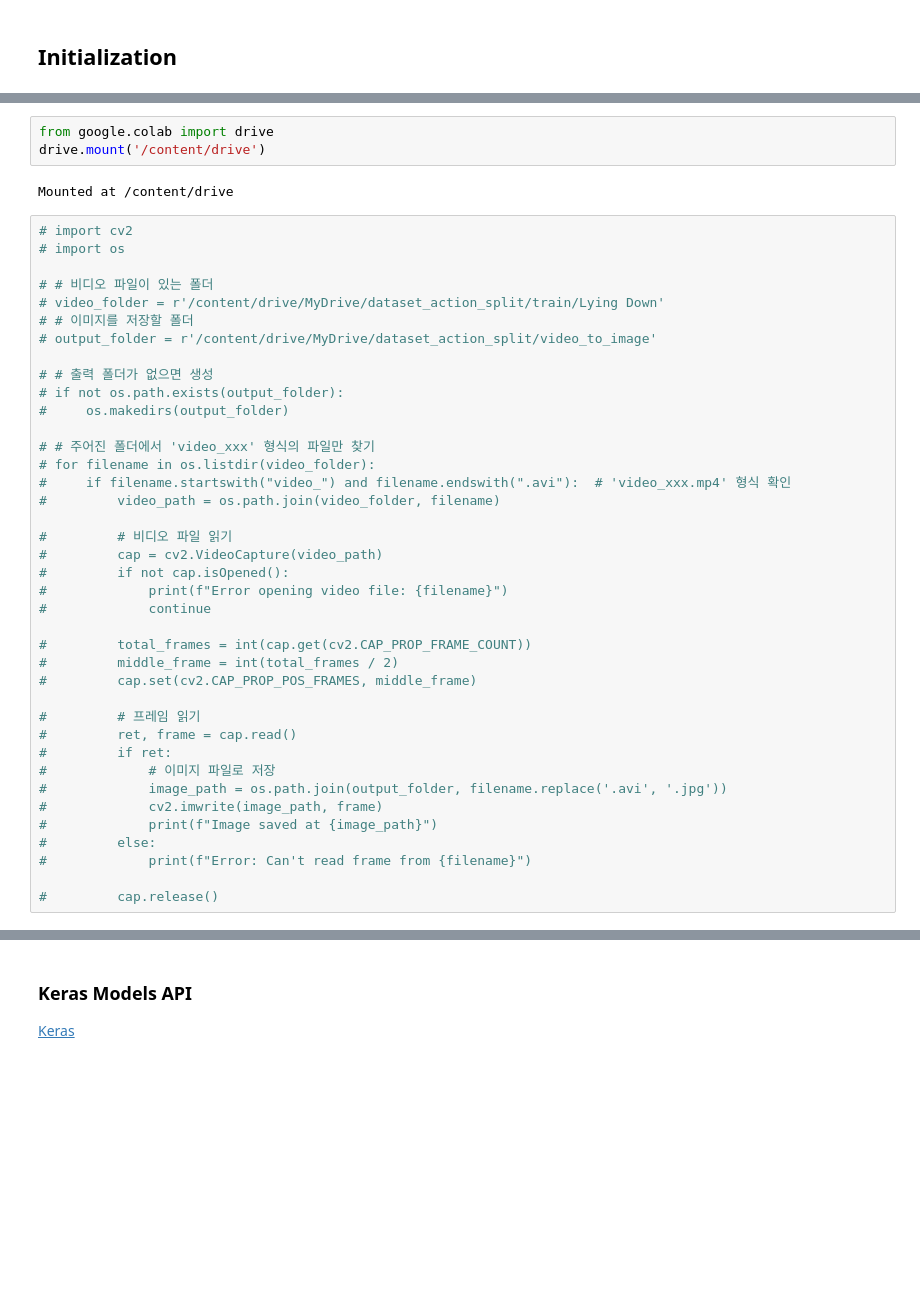
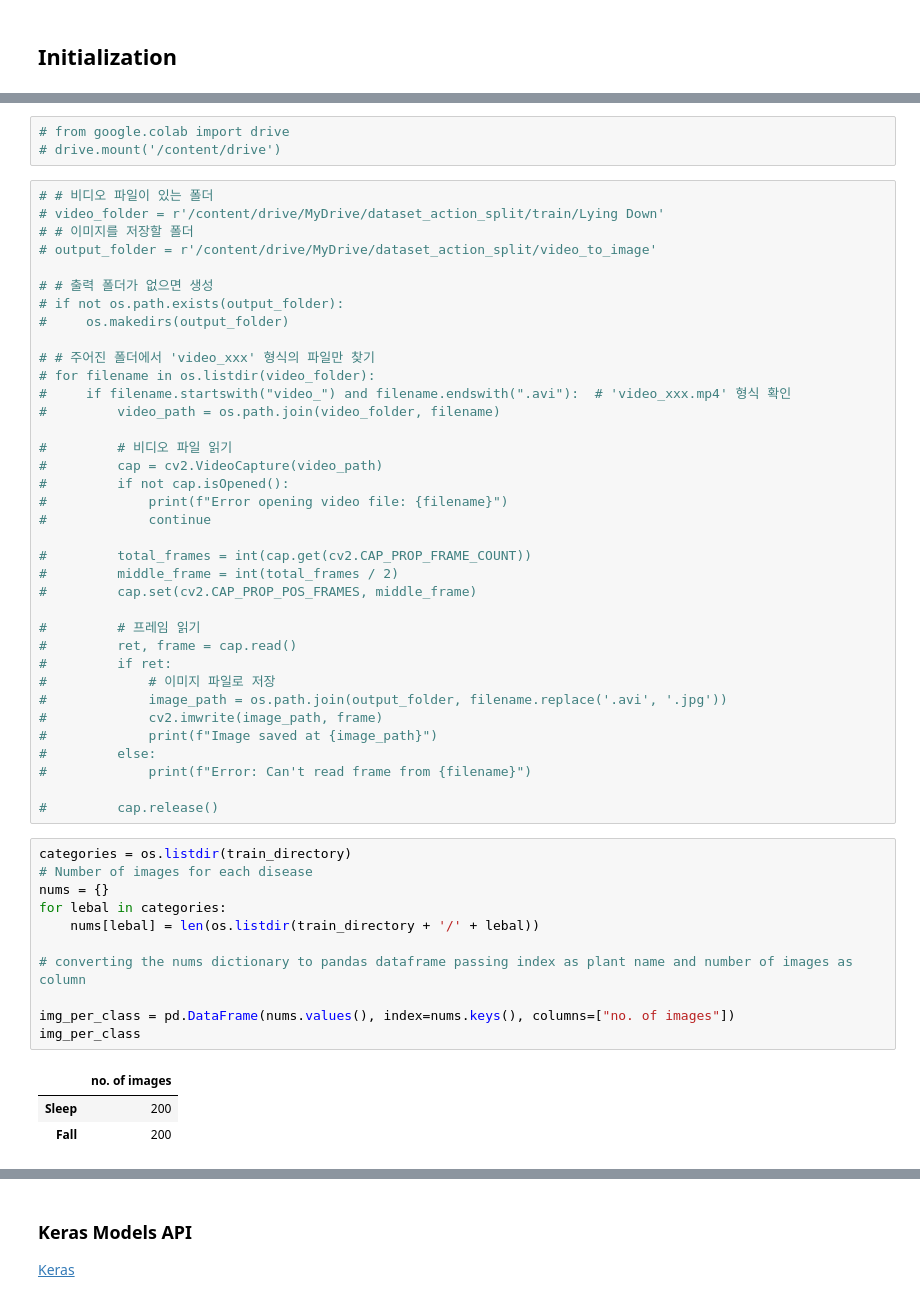
Before and after one commit to qkrwoghd04/binary_classification_using_BERT-ViT, a Jupyter notebook: practice/CNN_Architecture_Practice.ipynb, the cells around one changed output, grey strips where cells are left out. Cells and saved outputs as stored; diff of their text form; blank space fills up the shorter version.

```diff
--- a/practice/CNN_Architecture_Practice.ipynb
+++ b/practice/CNN_Architecture_Practice.ipynb
@@ -100,12 +97,7 @@ Copied and renamed img_177.png to /content/drive/MyDrive/image_dataset/processed
 # %%
-from google.colab import drive
-drive.mount('/content/drive')
+# from google.colab import drive
+# drive.mount('/content/drive')
-# %% [output]
-Mounted at /content/drive
 # %%
-# import cv2
-# import os
-
 # # 비디오 파일이 있는 폴더
 # video_folder = r'/content/drive/MyDrive/dataset_action_split/train/Lying Down'
 # # 이미지를 저장할 폴더
@@ -141,4 +133,19 @@ Mounted at /content/drive
 #             print(f"Error: Can't read frame from {filename}")
 
 #         cap.release()
+# %%
+categories = os.listdir(train_directory)
+# Number of images for each disease
+nums = {}
+for lebal in categories:
+    nums[lebal] = len(os.listdir(train_directory + '/' + lebal))
+
+# converting the nums dictionary to pandas dataframe passing index as plant name and number of images as column
+
+img_per_class = pd.DataFrame(nums.values(), index=nums.keys(), columns=["no. of images"])
+img_per_class
+# %% [output]
+|  | no. of images |
+| Sleep | 200 |
+| Fall | 200 |
 # %%
```
Also changed, not shown: parts of 25 cells of this notebook.
